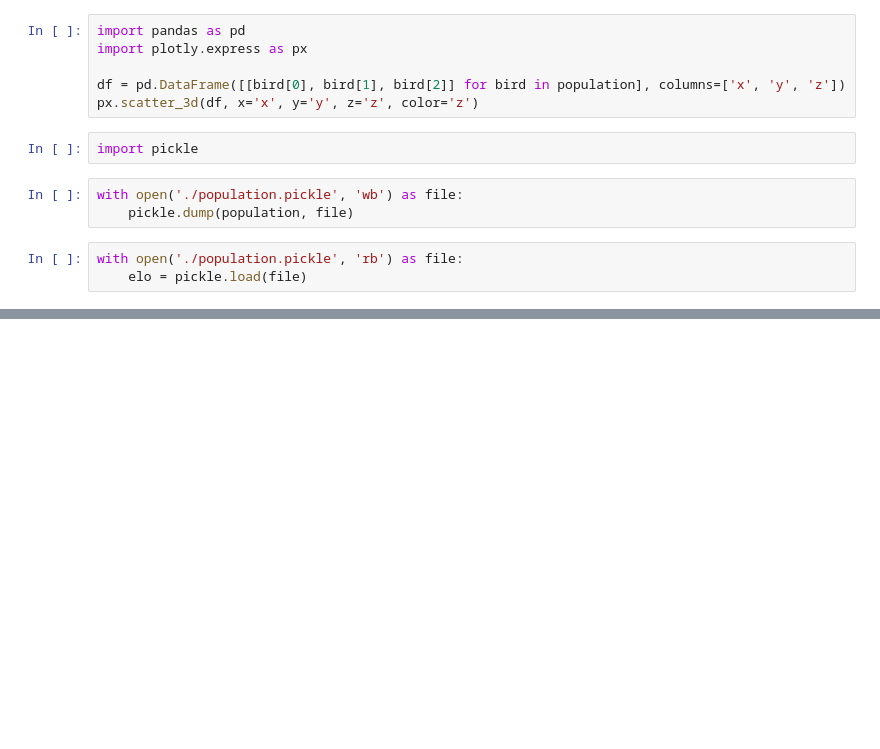
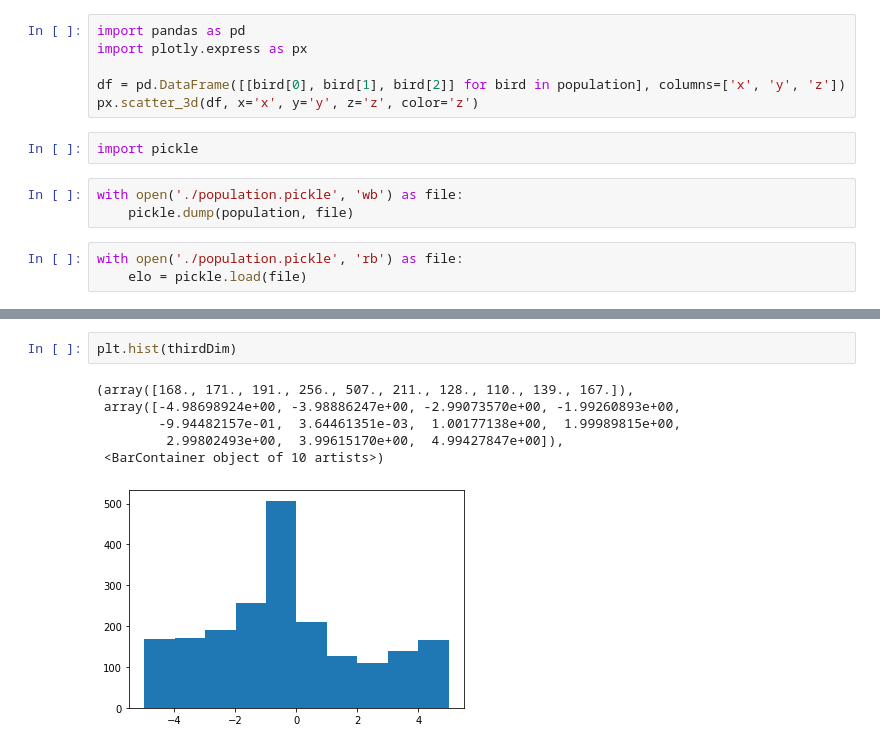
Before and after one commit to pact0/Inteligencja-Obliczeniowa, a Jupyter notebook: zadanie2WPythonie.ipynb, the cells around one changed output, grey strips where cells are left out. Saved outputs shown, nothing was run; the diff lists cells and outputs as text; blank space fills up the shorter version.

```diff
--- a/zadanie2WPythonie.ipynb
+++ b/zadanie2WPythonie.ipynb
@@ -98,0 +128,9 @@ with open('./population.pickle', 'rb') as file:
+# %%
+plt.hist(thirdDim)
+# %% [output]
+(array([168., 171., 191., 256., 507., 211., 128., 110., 139., 167.]),
+ array([-4.98698924e+00, -3.98886247e+00, -2.99073570e+00, -1.99260893e+00,
+        -9.94482157e-01,  3.64461351e-03,  1.00177138e+00,  1.99989815e+00,
+         2.99802493e+00,  3.99615170e+00,  4.99427847e+00]),
+ <BarContainer object of 10 artists>)
+[figure, added]
```
Also changed, not shown: parts of 12 cells of this notebook.
